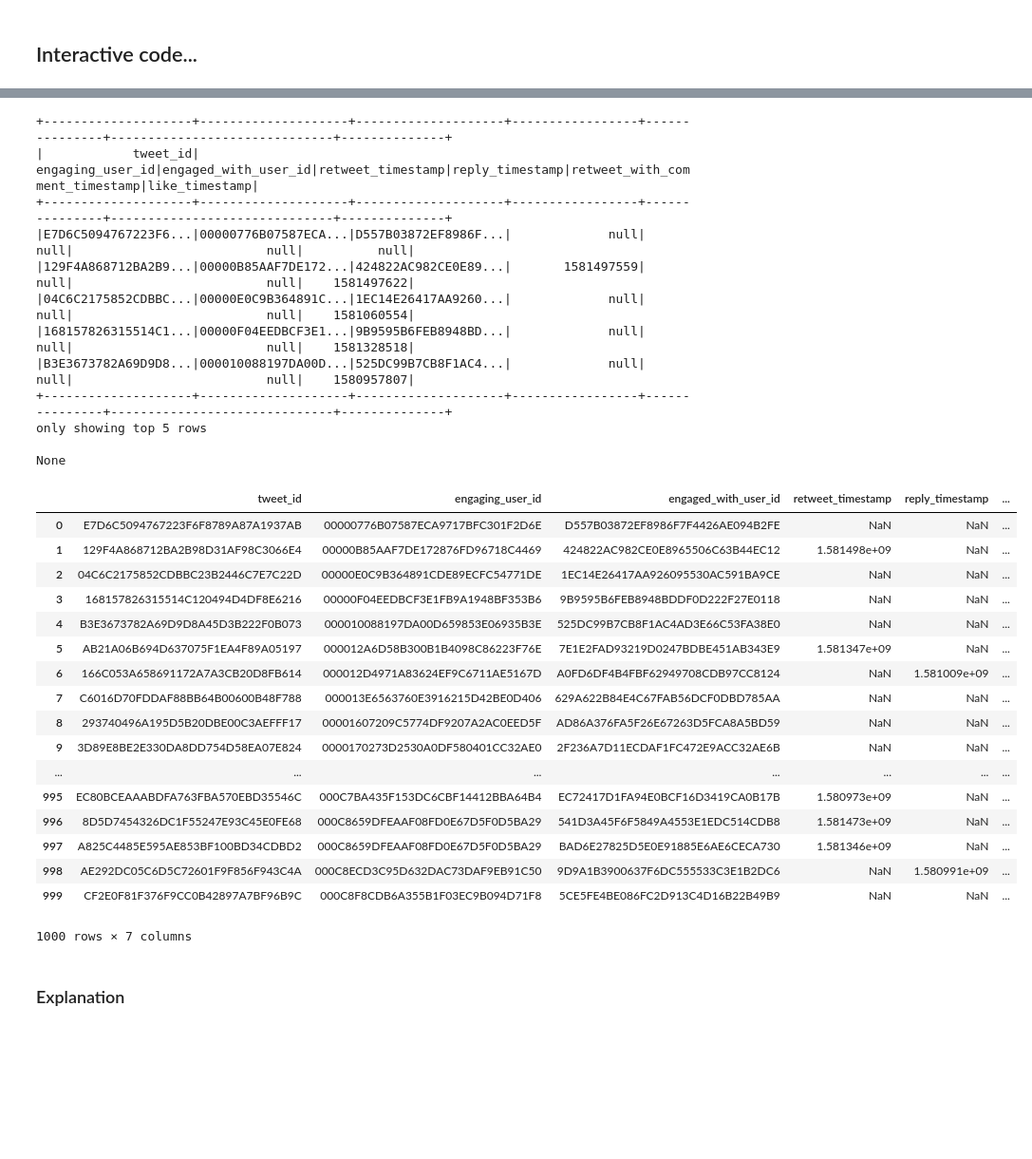
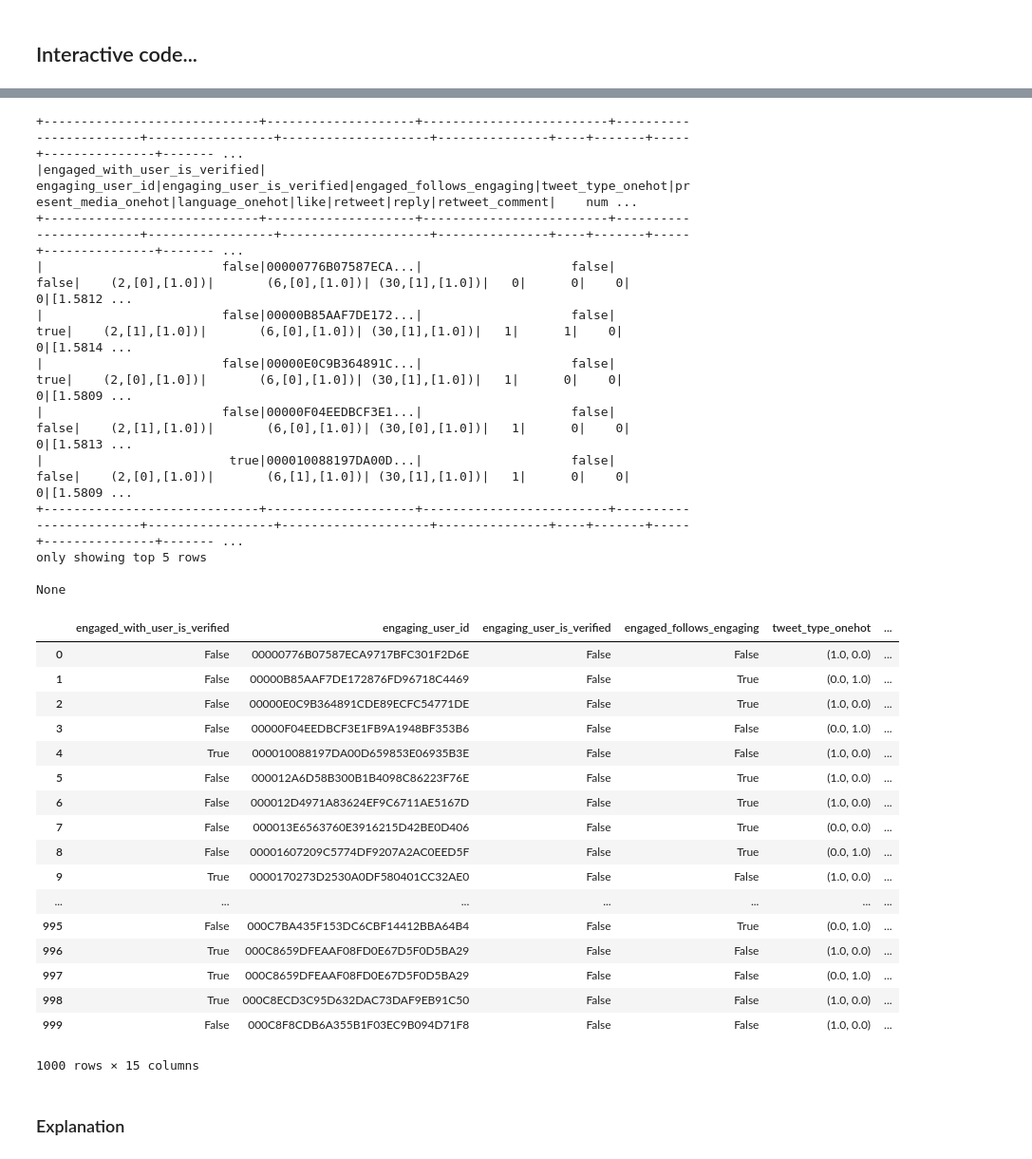
Before and after one commit to BrennerG/recsys-twitter, a Jupyter notebook: src/Twitter.ipynb, the cells around one changed output, grey strips where cells are left out. Shown: that part at 95% size. Drawn from its saved outputs; the diff is of its cells as text; code cells hidden in the pictures; blank space fills up the shorter version.

Commit message:
preproc finished so far

```diff
--- a/src/Twitter.ipynb
+++ b/src/Twitter.ipynb
@@ -193,42 +224,44 @@ import importlib
 importlib.reload(twitter_preproc)
 from twitter_preproc import *
 # %%
-preproc = twitter_preproc(spark, sc, train, column_names, SCHEMA)
+#    def __init__(self, spark:SparkSession, sc:SparkContext, inputFile:str, seed:int=123,
+#                 MF:bool=False, trainsplit:float=0.9):
+preproc = twitter_preproc(spark, sc, train)
+
 print(preproc.getDF().show(5))
 #print(preproc.getDF().show(5))
-import pandas as pd
 pd.DataFrame(preproc.getDF().take(1000), columns=preproc.getDF().columns)
 # %% [output]
-+--------------------+--------------------+--------------------+-----------------+---------------+------------------------------+--------------+
-|            tweet_id|    engaging_user_id|engaged_with_user_id|retweet_timestamp|reply_timestamp|retweet_with_comment_timestamp|like_timestamp|
-+--------------------+--------------------+--------------------+-----------------+---------------+------------------------------+--------------+
-|E7D6C5094767223F6...|00000776B07587ECA...|D557B03872EF8986F...|             null|           null|                          null|          null|
-|129F4A868712BA2B9...|00000B85AAF7DE172...|424822AC982CE0E89...|       1581497559|           null|                          null|    1581497622|
-|04C6C2175852CDBBC...|00000E0C9B364891C...|1EC14E26417AA9260...|             null|           null|                          null|    1581060554|
-|168157826315514C1...|00000F04EEDBCF3E1...|9B9595B6FEB8948BD...|             null|           null|                          null|    1581328518|
-|B3E3673782A69D9D8...|000010088197DA00D...|525DC99B7CB8F1AC4...|             null|           null|                          null|    1580957807|
-+--------------------+--------------------+--------------------+-----------------+---------------+------------------------------+--------------+
++-----------------------------+--------------------+-------------------------+------------------------+-----------------+--------------------+---------------+----+-------+-----+---------------+------- ...
+|engaged_with_user_is_verified|    engaging_user_id|engaging_user_is_verified|engaged_follows_engaging|tweet_type_onehot|present_media_onehot|language_onehot|like|retweet|reply|retweet_comment|    num ...
++-----------------------------+--------------------+-------------------------+------------------------+-----------------+--------------------+---------------+----+-------+-----+---------------+------- ...
+|                        false|00000776B07587ECA...|                    false|                   false|    (2,[0],[1.0])|       (6,[0],[1.0])| (30,[1],[1.0])|   0|      0|    0|              0|[1.5812 ...
+|                        false|00000B85AAF7DE172...|                    false|                    true|    (2,[1],[1.0])|       (6,[0],[1.0])| (30,[1],[1.0])|   1|      1|    0|              0|[1.5814 ...
+|                        false|00000E0C9B364891C...|                    false|                    true|    (2,[0],[1.0])|       (6,[0],[1.0])| (30,[1],[1.0])|   1|      0|    0|              0|[1.5809 ...
+|                        false|00000F04EEDBCF3E1...|                    false|                   false|    (2,[1],[1.0])|       (6,[0],[1.0])| (30,[0],[1.0])|   1|      0|    0|              0|[1.5813 ...
+|                         true|000010088197DA00D...|                    false|                   false|    (2,[0],[1.0])|       (6,[1],[1.0])| (30,[1],[1.0])|   1|      0|    0|              0|[1.5809 ...
++-----------------------------+--------------------+-------------------------+------------------------+-----------------+--------------------+---------------+----+-------+-----+---------------+------- ...
 only showing top 5 rows
 
 None
-|  | tweet_id | engaging_user_id | engaged_with_user_id | retweet_timestamp | reply_timestamp | ... |
-| 0 | E7D6C5094767223F6F8789A87A1937AB | 00000776B07587ECA9717BFC301F2D6E | D557B03872EF8986F7F4426AE094B2FE | NaN | NaN | ... |
-| 1 | 129F4A868712BA2B98D31AF98C3066E4 | 00000B85AAF7DE172876FD96718C4469 | 424822AC982CE0E8965506C63B44EC12 | 1.581498e+09 | NaN | ... |
-| 2 | 04C6C2175852CDBBC23B2446C7E7C22D | 00000E0C9B364891CDE89ECFC54771DE | 1EC14E26417AA926095530AC591BA9CE | NaN | NaN | ... |
-| 3 | 168157826315514C120494D4DF8E6216 | 00000F04EEDBCF3E1FB9A1948BF353B6 | 9B9595B6FEB8948BDDF0D222F27E0118 | NaN | NaN | ... |
-| 4 | B3E3673782A69D9D8A45D3B222F0B073 | 000010088197DA00D659853E06935B3E | 525DC99B7CB8F1AC4AD3E66C53FA38E0 | NaN | NaN | ... |
-| 5 | AB21A06B694D637075F1EA4F89A05197 | 000012A6D58B300B1B4098C86223F76E | 7E1E2FAD93219D0247BDBE451AB343E9 | 1.581347e+09 | NaN | ... |
-| 6 | 166C053A658691172A7A3CB20D8FB614 | 000012D4971A83624EF9C6711AE5167D | A0FD6DF4B4FBF62949708CDB97CC8124 | NaN | 1.581009e+09 | ... |
-| 7 | C6016D70FDDAF88BB64B00600B48F788 | 000013E6563760E3916215D42BE0D406 | 629A622B84E4C67FAB56DCF0DBD785AA | NaN | NaN | ... |
-| 8 | 293740496A195D5B20DBE00C3AEFFF17 | 00001607209C5774DF9207A2AC0EED5F | AD86A376FA5F26E67263D5FCA8A5BD59 | NaN | NaN | ... |
-| 9 | 3D89E8BE2E330DA8DD754D58EA07E824 | 0000170273D2530A0DF580401CC32AE0 | 2F236A7D11ECDAF1FC472E9ACC32AE6B | NaN | NaN | ... |
+|  | engaged_with_user_is_verified | engaging_user_id | engaging_user_is_verified | engaged_follows_engaging | tweet_type_onehot | ... |
+| 0 | False | 00000776B07587ECA9717BFC301F2D6E | False | False | (1.0, 0.0) | ... |
+| 1 | False | 00000B85AAF7DE172876FD96718C4469 | False | True | (0.0, 1.0) | ... |
+| 2 | False | 00000E0C9B364891CDE89ECFC54771DE | False | True | (1.0, 0.0) | ... |
+| 3 | False | 00000F04EEDBCF3E1FB9A1948BF353B6 | False | False | (0.0, 1.0) | ... |
+| 4 | True | 000010088197DA00D659853E06935B3E | False | False | (1.0, 0.0) | ... |
+| 5 | False | 000012A6D58B300B1B4098C86223F76E | False | True | (1.0, 0.0) | ... |
+| 6 | False | 000012D4971A83624EF9C6711AE5167D | False | True | (1.0, 0.0) | ... |
+| 7 | False | 000013E6563760E3916215D42BE0D406 | False | True | (0.0, 0.0) | ... |
+| 8 | False | 00001607209C5774DF9207A2AC0EED5F | False | True | (0.0, 1.0) | ... |
+| 9 | True | 0000170273D2530A0DF580401CC32AE0 | False | False | (1.0, 0.0) | ... |
 | ... | ... | ... | ... | ... | ... | ... |
-| 995 | EC80BCEAAABDFA763FBA570EBD35546C | 000C7BA435F153DC6CBF14412BBA64B4 | EC72417D1FA94E0BCF16D3419CA0B17B | 1.580973e+09 | NaN | ... |
-| 996 | 8D5D7454326DC1F55247E93C45E0FE68 | 000C8659DFEAAF08FD0E67D5F0D5BA29 | 541D3A45F6F5849A4553E1EDC514CDB8 | 1.581473e+09 | NaN | ... |
-| 997 | A825C4485E595AE853BF100BD34CDBD2 | 000C8659DFEAAF08FD0E67D5F0D5BA29 | BAD6E27825D5E0E91885E6AE6CECA730 | 1.581346e+09 | NaN | ... |
-| 998 | AE292DC05C6D5C72601F9F856F943C4A | 000C8ECD3C95D632DAC73DAF9EB91C50 | 9D9A1B3900637F6DC555533C3E1B2DC6 | NaN | 1.580991e+09 | ... |
-| 999 | CF2E0F81F376F9CC0B42897A7BF96B9C | 000C8F8CDB6A355B1F03EC9B094D71F8 | 5CE5FE4BE086FC2D913C4D16B22B49B9 | NaN | NaN | ... |
+| 995 | False | 000C7BA435F153DC6CBF14412BBA64B4 | False | True | (0.0, 1.0) | ... |
+| 996 | True | 000C8659DFEAAF08FD0E67D5F0D5BA29 | False | False | (1.0, 0.0) | ... |
+| 997 | True | 000C8659DFEAAF08FD0E67D5F0D5BA29 | False | False | (0.0, 1.0) | ... |
+| 998 | True | 000C8ECD3C95D632DAC73DAF9EB91C50 | False | False | (1.0, 0.0) | ... |
+| 999 | False | 000C8F8CDB6A355B1F03EC9B094D71F8 | False | False | (1.0, 0.0) | ... |
-1000 rows × 7 columns
+1000 rows × 15 columns
 # %% [markdown]
 ### Explanation
 # %%
```
Also changed, not shown: parts of 3 cells of this notebook, 1 other file.
